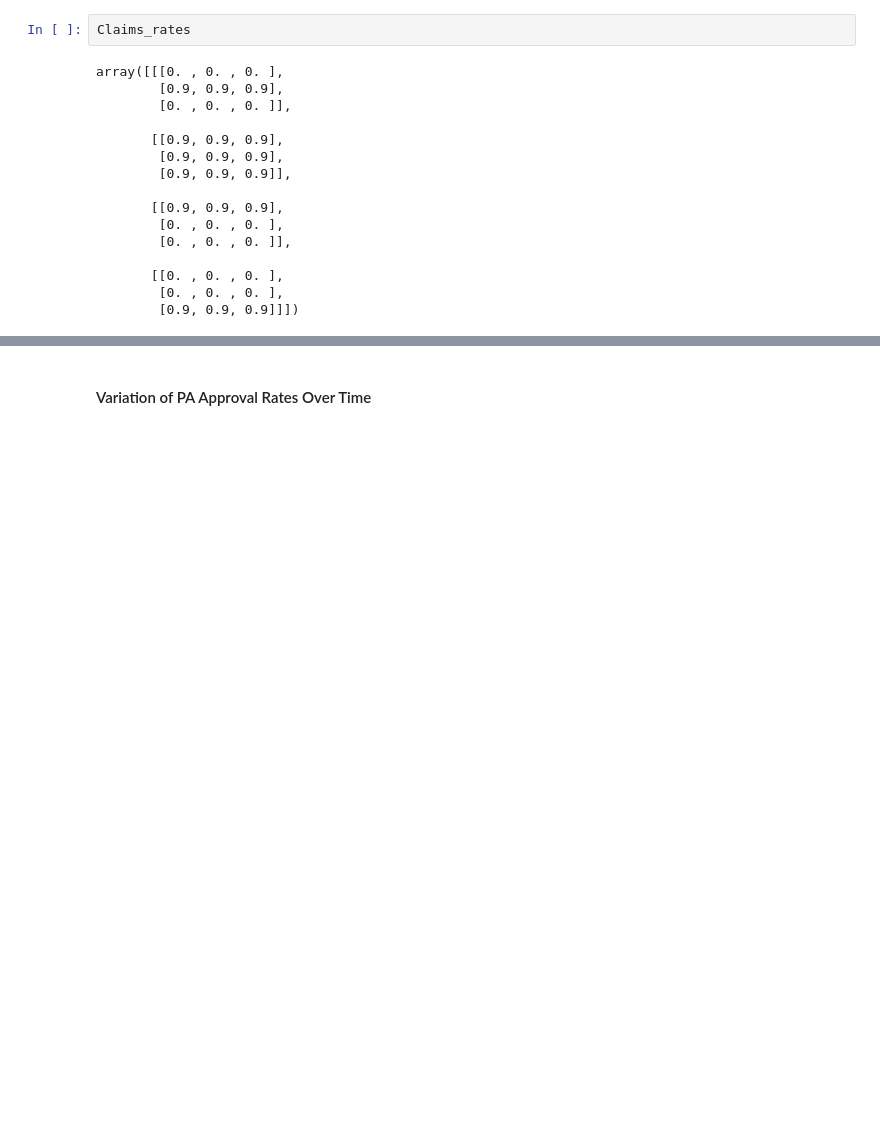
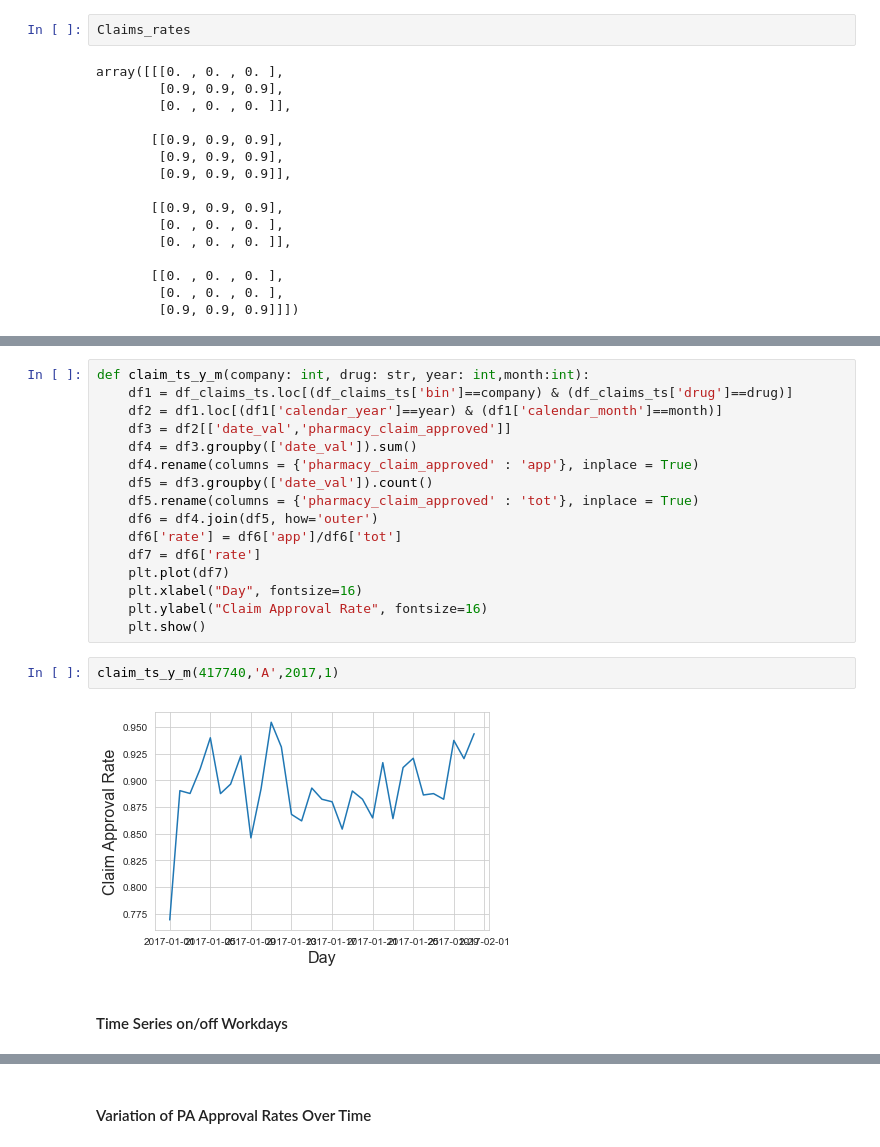
Before and after one commit to xushuo0/CoverMyMeds_Project, a Jupyter notebook: Notebook V2.ipynb, the cells around one changed output, grey strips where cells are left out. Drawn from its saved outputs; the diff is of its cells as text; blank space fills up the shorter version.

```diff
--- a/Notebook V2.ipynb
+++ b/Notebook V2.ipynb
@@ -455,0 +472,22 @@ array([[[0. , 0. , 0. ],
+# %%
+def claim_ts_y_m(company: int, drug: str, year: int,month:int):
+    df1 = df_claims_ts.loc[(df_claims_ts['bin']==company) & (df_claims_ts['drug']==drug)]
+    df2 = df1.loc[(df1['calendar_year']==year) & (df1['calendar_month']==month)]
+    df3 = df2[['date_val','pharmacy_claim_approved']]
+    df4 = df3.groupby(['date_val']).sum()
+    df4.rename(columns = {'pharmacy_claim_approved' : 'app'}, inplace = True)
+    df5 = df3.groupby(['date_val']).count()
+    df5.rename(columns = {'pharmacy_claim_approved' : 'tot'}, inplace = True)
+    df6 = df4.join(df5, how='outer')
+    df6['rate'] = df6['app']/df6['tot']
+    df7 = df6['rate']
+    plt.plot(df7)
+    plt.xlabel("Day", fontsize=16)
+    plt.ylabel("Claim Approval Rate", fontsize=16)
+    plt.show()
+# %%
+claim_ts_y_m(417740,'A',2017,1)
+# %% [output]
+[figure, added]
+# %% [markdown]
+#### Time Series on/off Workdays
```
Also changed, not shown: parts of 58 cells of this notebook.
